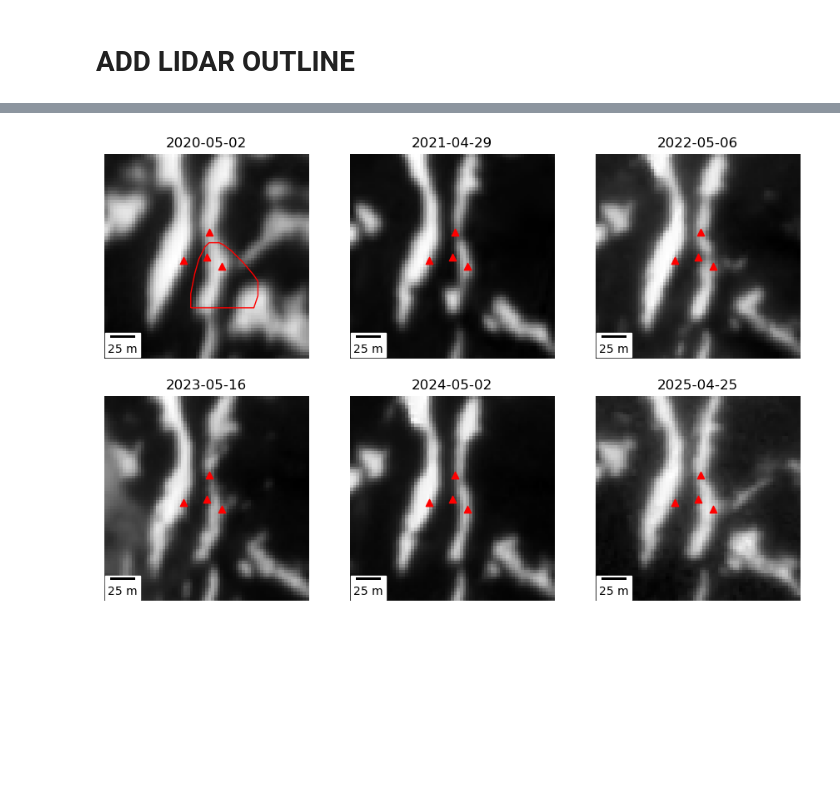
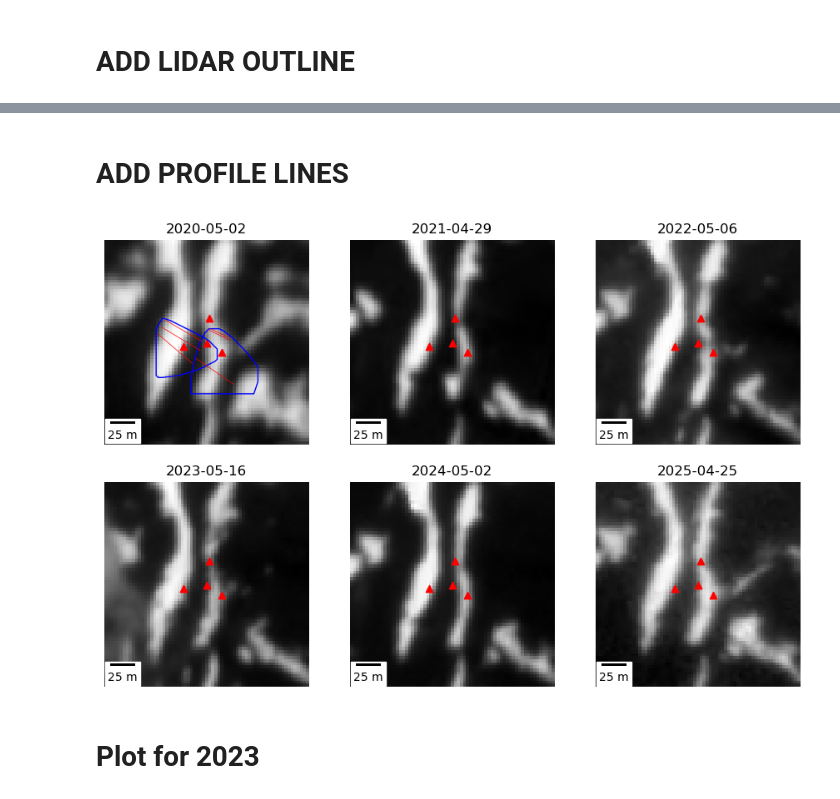
Before and after one commit to elischwat/sublimationofsnow, a Jupyter notebook: analysis/paper3/figure1_create.ipynb, the cells around one changed output, grey strips where cells are left out. Cells and saved outputs as stored; diff of their text form; code cells hidden in the pictures; blank space fills up the shorter version.

```diff
--- a/analysis/paper3/figure1_create.ipynb
+++ b/analysis/paper3/figure1_create.ipynb
@@ -115,23 +136,33 @@ lidar_outline_gdf.plot(figsize=(1,1))
+# %% [markdown]
+# ADD PROFILE LINES
+# %%
+profile_lines_fn = "/Users/elischwat/Downloads/snow_patch_profiles.shp"
+profile_lines_gdf = gpd.read_file(profile_lines_fn)
+profile_lines_gdf = profile_lines_gdf.iloc[[0, 1, 2, 4, 5, 8]]
 # %%
 images = [ ('2020', img_2020), ('2021', img_2021), ('2022', img_2022), ('2023', img_2023), ('2024', img_2024), ('2025', img_2025), ]
 # Crop all images
 cropped_images = [(yr, img.rio.clip(bounding_box.geometry)) for yr, img in images]
 
 # Plot the images in a 3x2 grid
 fig, axes = plt.subplots(2, 3, figsize=(9, 6))
 axes = axes.flatten()
 
 for ax, (yr, cropped_img) in zip(axes, cropped_images):
     cropped_img.sel(band=1).plot(ax=ax, cmap='grey', add_colorbar=False)
     ax.set_aspect('equal')
     ax.axis('off')  # Remove axis
     ax.set_title(cropped_img.attrs['date'])
     towers_gdf.plot(ax=ax, color='red', marker='^', label='Towers', legend=True)  # Add legend for towers
     scalebar = ScaleBar(1, location="lower left")
     ax.add_artist(scalebar)
 
-lidar_outline_gdf.plot(ax=axes[0], figsize=(1,1), alpha =1.0, edgecolor='red', facecolor='none')
+lidar_outline_gdf_l2.plot(ax=axes[0], figsize=(1,1), alpha =1.0, edgecolor='blue', facecolor='none')
+lidar_outline_gdf_l6.plot(ax=axes[0], figsize=(1,1), alpha =1.0, edgecolor='blue', facecolor='none')
+profile_lines_gdf.plot(ax=axes[0], figsize=(1,1), alpha =1.0, edgecolor='red', facecolor='none', linewidth=0.5)
 plt.tight_layout()
 plt.show()
 # %% [output]
-[figure, old version]
+[figure, new version]
+# %% [markdown]
+# Plot for 2023
```
Also changed, not shown: parts of 7 cells of this notebook.
